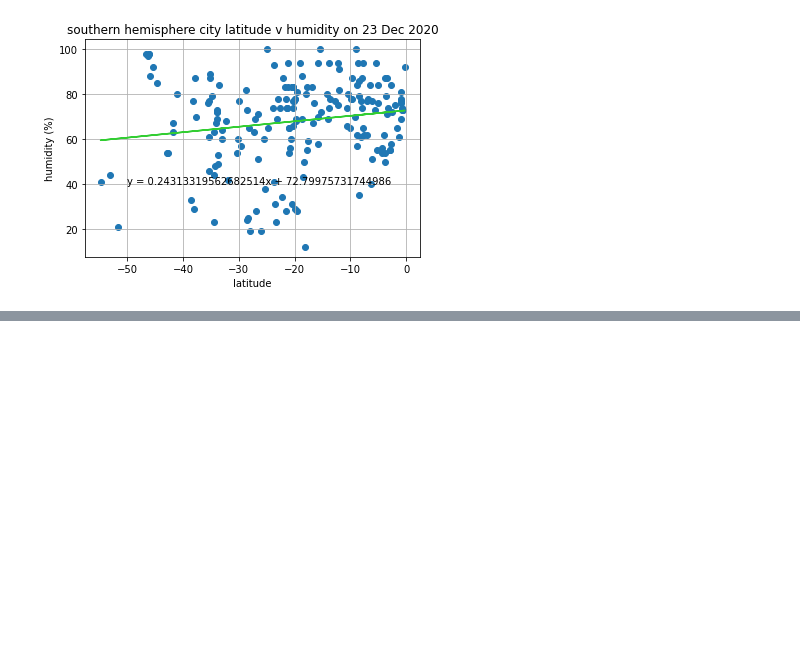
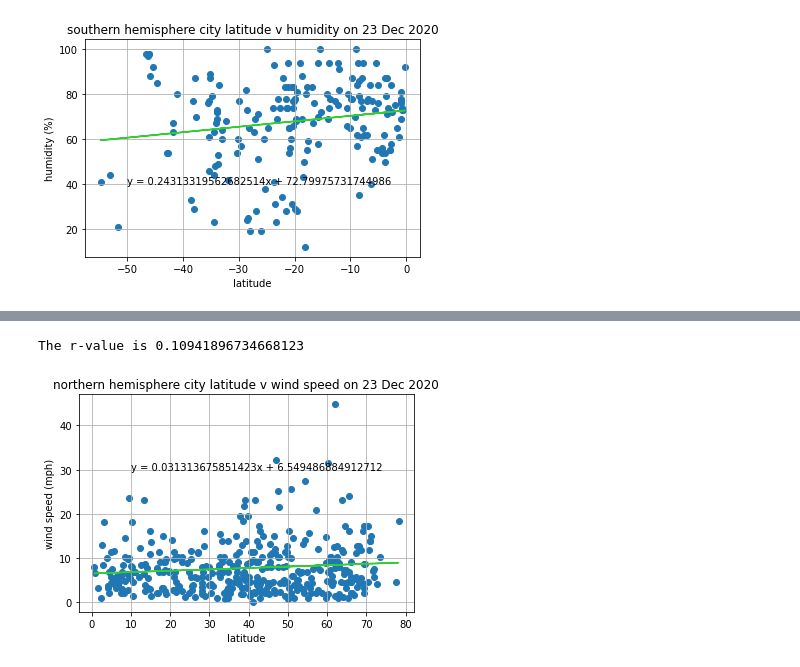
Before and after one commit to sarahDH615/python-api-challenge, a Jupyter notebook: weatherpy/weatherpy.ipynb, the cells around one changed output, grey strips where cells are left out. Saved outputs shown, nothing was run; the diff lists cells and outputs as text; code cells hidden in the pictures; blank space fills up the shorter version.

```diff
--- a/weatherpy/weatherpy.ipynb
+++ b/weatherpy/weatherpy.ipynb
@@ -364,0 +407,19 @@ The above graph shows a linear regression done on the latitude of all of the 564
+# %%
+#scatter for northern hemisphere wind speed v. lat
+x_axis4a = northern_hemi_data_df['lat']
+y_axis4a = northern_hemi_data_df['wind_speed']
+(slope, intercept, rval, pval, stderr) = linregress(x_axis4a, y_axis4a)
+print(f'The r-value is {rval}')
+show_eq = f'y = {slope}x + {intercept}'
+y_linreg4a = (slope * x_axis4a) + intercept
+plt.title('northern hemisphere city latitude v wind speed on 23 Dec 2020')
+plt.xlabel('latitude')
+plt.ylabel('wind speed (mph)')
+plt.grid()
+plt.scatter(x_axis4a, y_axis4a)
+plt.plot(x_axis4a, y_linreg4a, color='limegreen')
+plt.annotate(show_eq, (10, 30))
+plt.show()
+# %% [output]
+The r-value is 0.10941896734668123
+[figure, added]
```
Also changed, not shown: parts of 8 cells of this notebook.
